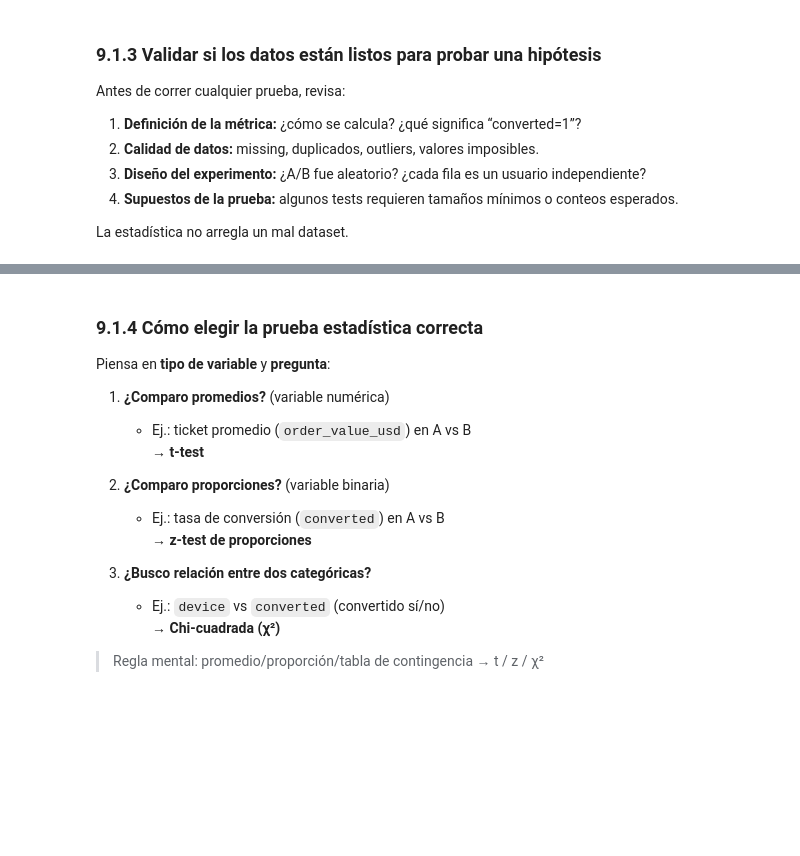
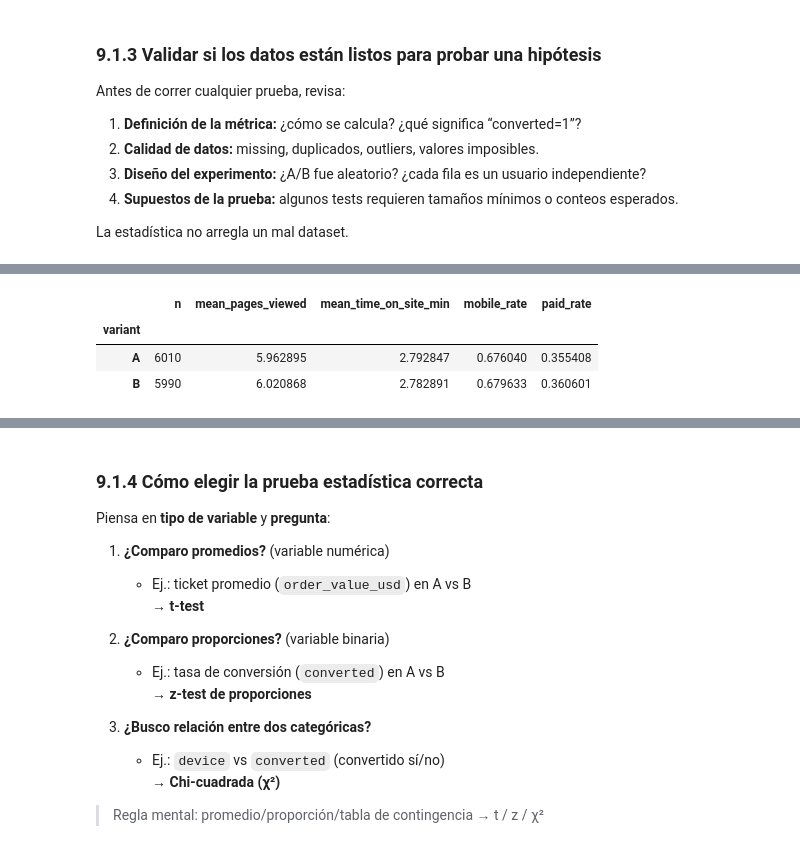
Before and after one commit to ljpiere/tpdata_python, a Jupyter notebook: DA/Sprint9_Webinar27_Teorico.ipynb, the cells around one changed output, grey strips where cells are left out. Cells and saved outputs as stored; diff of their text form; code cells hidden in the pictures; blank space fills up the shorter version.

```diff
--- a/DA/Sprint9_Webinar27_Teorico.ipynb
+++ b/DA/Sprint9_Webinar27_Teorico.ipynb
@@ -306,6 +396,13 @@ balance = pd.DataFrame({
     "mobile_rate": mobile_rate,
     "paid_rate": paid_rate
 })
+# %%
+balance
+# %% [output]
+|  | n | mean_pages_viewed | mean_time_on_site_min | mobile_rate | paid_rate |
+| variant |  |  |  |  |  |
+| A | 6010 | 5.962895 | 2.792847 | 0.676040 | 0.355408 |
+| B | 5990 | 6.020868 | 2.782891 | 0.679633 | 0.360601 |
 # %%
 # 4) Visual simple para ver cola y outliers en order_value_usd
 orders = df.loc[df["converted"] == 1, "order_value_usd"].dropna()
```
Also changed, not shown: parts of 24 cells of this notebook.
